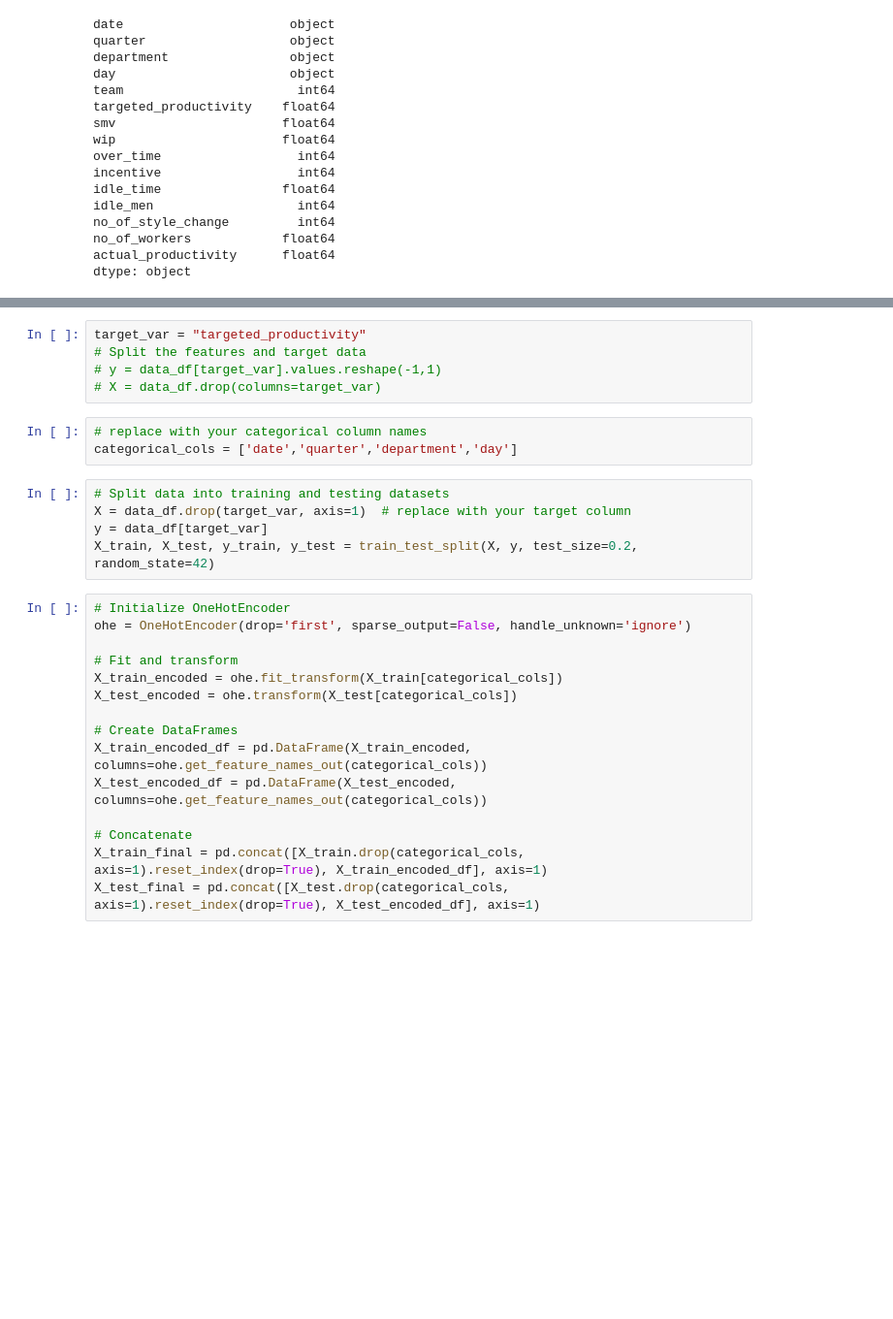
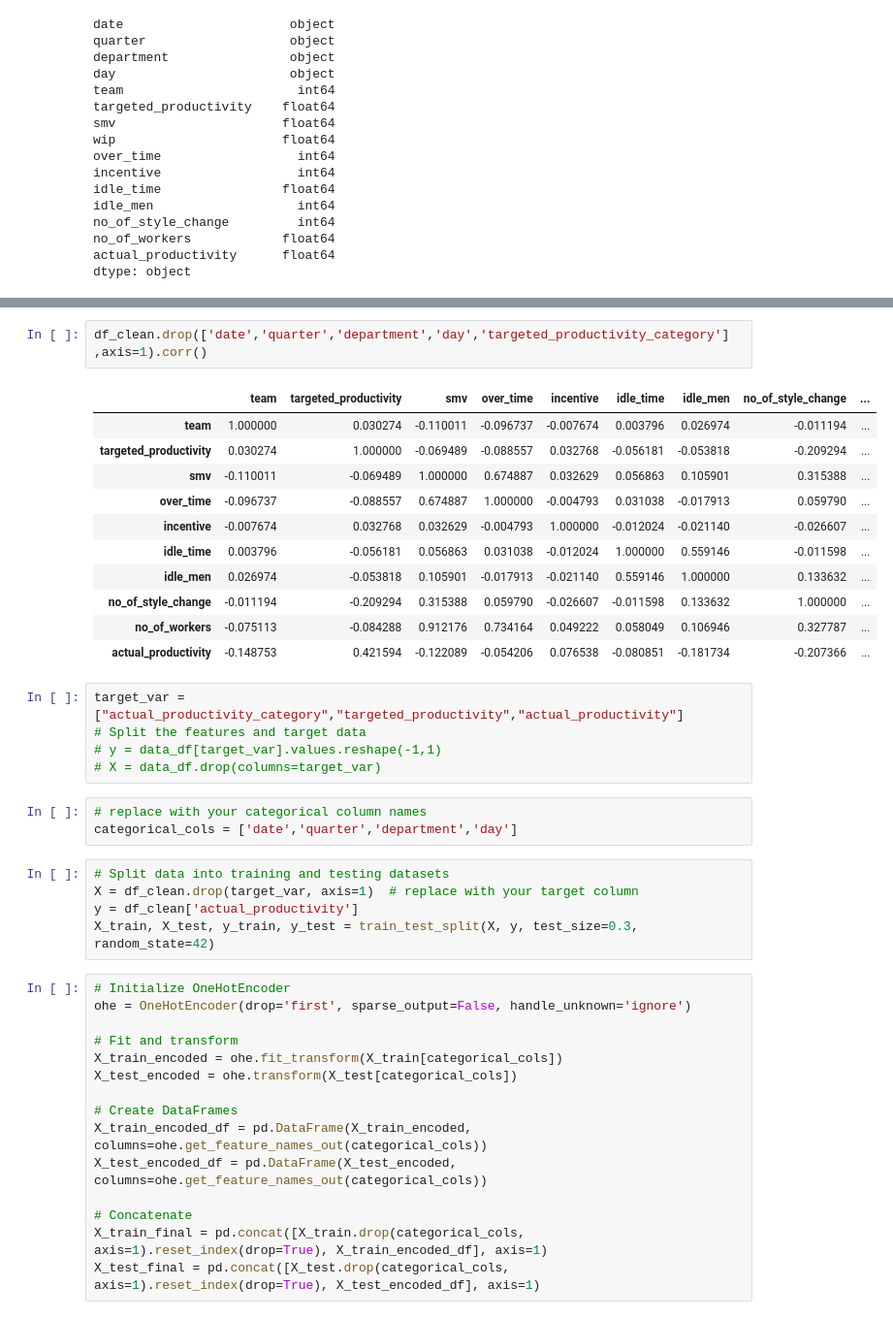
Before and after one commit to JaidenFlint/Project2_Group2, a Jupyter notebook: Project2.ipynb, the cells around one changed output, grey strips where cells are left out. Shown: that part at 97% size. Saved outputs shown, nothing was run; the diff lists cells and outputs as text; blank space fills up the shorter version.

```diff
--- a/Project2.ipynb
+++ b/Project2.ipynb
@@ -82,5 +127,19 @@ dtype: object
+# %%
+df_clean.drop(['date','quarter','department','day','targeted_productivity_category'] ,axis=1).corr()
+# %% [output]
+|  | team | targeted_productivity | smv | over_time | incentive | idle_time | idle_men | no_of_style_change | ... |
+| team | 1.000000 | 0.030274 | -0.110011 | -0.096737 | -0.007674 | 0.003796 | 0.026974 | -0.011194 | ... |
+| targeted_productivity | 0.030274 | 1.000000 | -0.069489 | -0.088557 | 0.032768 | -0.056181 | -0.053818 | -0.209294 | ... |
+| smv | -0.110011 | -0.069489 | 1.000000 | 0.674887 | 0.032629 | 0.056863 | 0.105901 | 0.315388 | ... |
+| over_time | -0.096737 | -0.088557 | 0.674887 | 1.000000 | -0.004793 | 0.031038 | -0.017913 | 0.059790 | ... |
+| incentive | -0.007674 | 0.032768 | 0.032629 | -0.004793 | 1.000000 | -0.012024 | -0.021140 | -0.026607 | ... |
+| idle_time | 0.003796 | -0.056181 | 0.056863 | 0.031038 | -0.012024 | 1.000000 | 0.559146 | -0.011598 | ... |
+| idle_men | 0.026974 | -0.053818 | 0.105901 | -0.017913 | -0.021140 | 0.559146 | 1.000000 | 0.133632 | ... |
+| no_of_style_change | -0.011194 | -0.209294 | 0.315388 | 0.059790 | -0.026607 | -0.011598 | 0.133632 | 1.000000 | ... |
+| no_of_workers | -0.075113 | -0.084288 | 0.912176 | 0.734164 | 0.049222 | 0.058049 | 0.106946 | 0.327787 | ... |
+| actual_productivity | -0.148753 | 0.421594 | -0.122089 | -0.054206 | 0.076538 | -0.080851 | -0.181734 | -0.207366 | ... |
 # %%
-target_var = "targeted_productivity"
+target_var = ["actual_productivity_category","targeted_productivity","actual_productivity"]
 # Split the features and target data
 # y = data_df[target_var].values.reshape(-1,1)
 # X = data_df.drop(columns=target_var)
@@ -89,9 +148,9 @@ target_var = "targeted_productivity"
 categorical_cols = ['date','quarter','department','day']
 # %%
 # Split data into training and testing datasets
-X = data_df.drop(target_var, axis=1)  # replace with your target column
-y = data_df[target_var]
-X_train, X_test, y_train, y_test = train_test_split(X, y, test_size=0.2, random_state=42)
+X = df_clean.drop(target_var, axis=1)  # replace with your target column
+y = df_clean['actual_productivity']
+X_train, X_test, y_train, y_test = train_test_split(X, y, test_size=0.3, random_state=42)
 # %%
 # Initialize OneHotEncoder
 ohe = OneHotEncoder(drop='first', sparse_output=False, handle_unknown='ignore')
```
Also changed, not shown: parts of 11 cells of this notebook.
